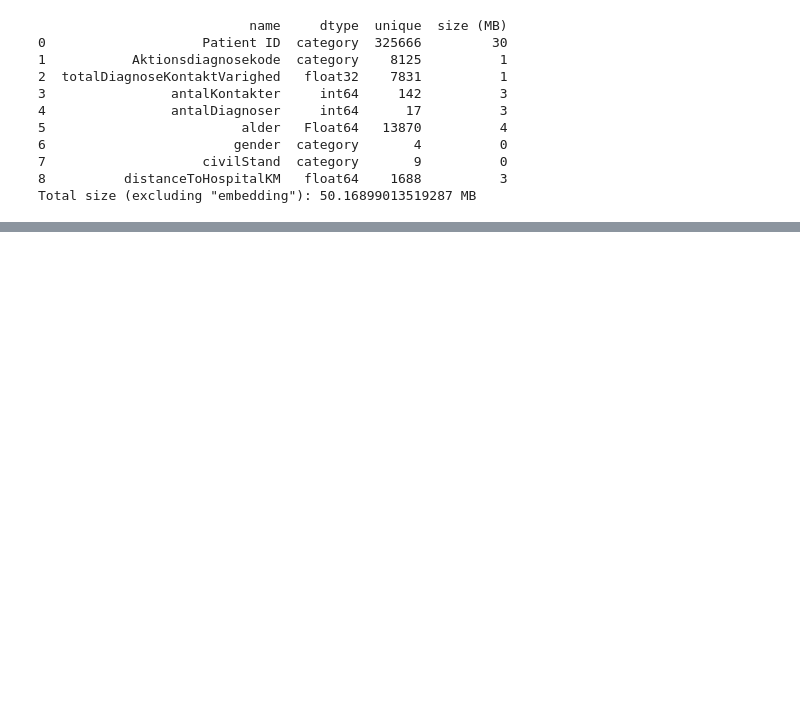
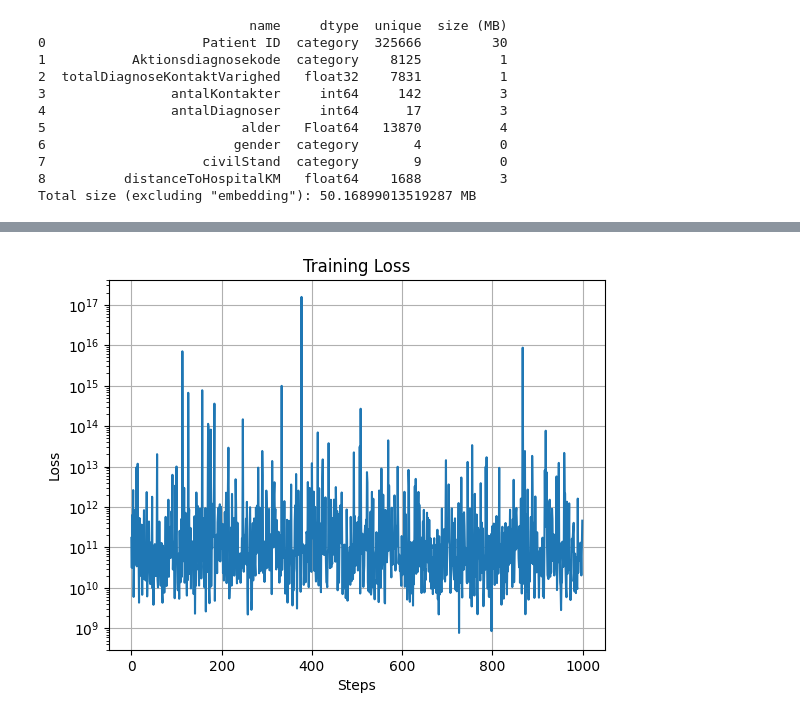
Before and after one commit to KarolineKlan/mbml_project, a Jupyter notebook: train_mixture_model.ipynb, the cells around one changed output, grey strips where cells are left out. Drawn from its saved outputs; the diff is of its cells as text; code cells hidden in the pictures; blank space fills up the shorter version.

Commit message:
Updates to training scripts

```diff
--- a/train_mixture_model.ipynb
+++ b/train_mixture_model.ipynb
@@ -104,22 +161,34 @@ a_count_test = y_count[selected_indices][test_mask.values]
 # %%
 pyro.set_rng_seed(0)
+device = torch.device("cuda" if torch.cuda.is_available() else "cpu")
+print(f"Using device: {device}")
+torch.set_default_device(device)
+
+x_emb_train = x_emb_train.to(device)
+d_demo_train = d_demo_train.to(device)
+v_time_train  = v_time_train.to(device)
+a_count_train = a_count_train.to(device)
+
+G=10
 
 # Setup SVI
 optimizer = ClippedAdam({"lr": 1e-4})
 svi = SVI(MixtureModel, MixtureModelGuide, optimizer, loss=Trace_ELBO())
+losses = []
 
 # Example training loop
-def train(num_steps=100000):
+def train(num_steps=1000):
     for step in range(num_steps):
-        for name, value in pyro.get_param_store().items():
-            if torch.isnan(value).any():
-                print(f"Parameter {name} contains NaN values: {value}")
-        loss = svi.step(x_emb_train, d_demo_train, v_time_train, a_count_train)
+        loss = svi.step(x_emb_train, d_demo_train, v_time_train, a_count_train, G, device)
+        losses.append(loss)
 
-        if step % 1000 == 0:
+        if step % 100 == 0:
             print(f"Step {step} : loss = {loss}")
 
 # To run:
-train(100000)  # adjust steps
+train(1000)  # adjust steps
 # After training, inspect pyro.param values for cluster parameters and q_alpha
+
+# 9 minutes on GPU, 1000 samples, 10000 steps
+# 4 minutes on GPU, 100000 samples, 1000 steps
 # %% [output]
@@ -133,0 +206,16 @@ KeyboardInterrupt:
+# %%
+# plot loss
+import matplotlib.pyplot as plt
+def plot_loss(losses):
+    plt.plot(losses)
+    plt.xlabel("Steps")
+    plt.ylabel("Loss")
+    plt.title("Training Loss")
+    plt.yscale("log")
+    plt.grid()
+    plt.show()
+
+# Call the function to plot loss
+plot_loss(losses)
+# %% [output]
+[figure, added]
```
Also changed, not shown: parts of 9 cells of this notebook, 1 other file.
